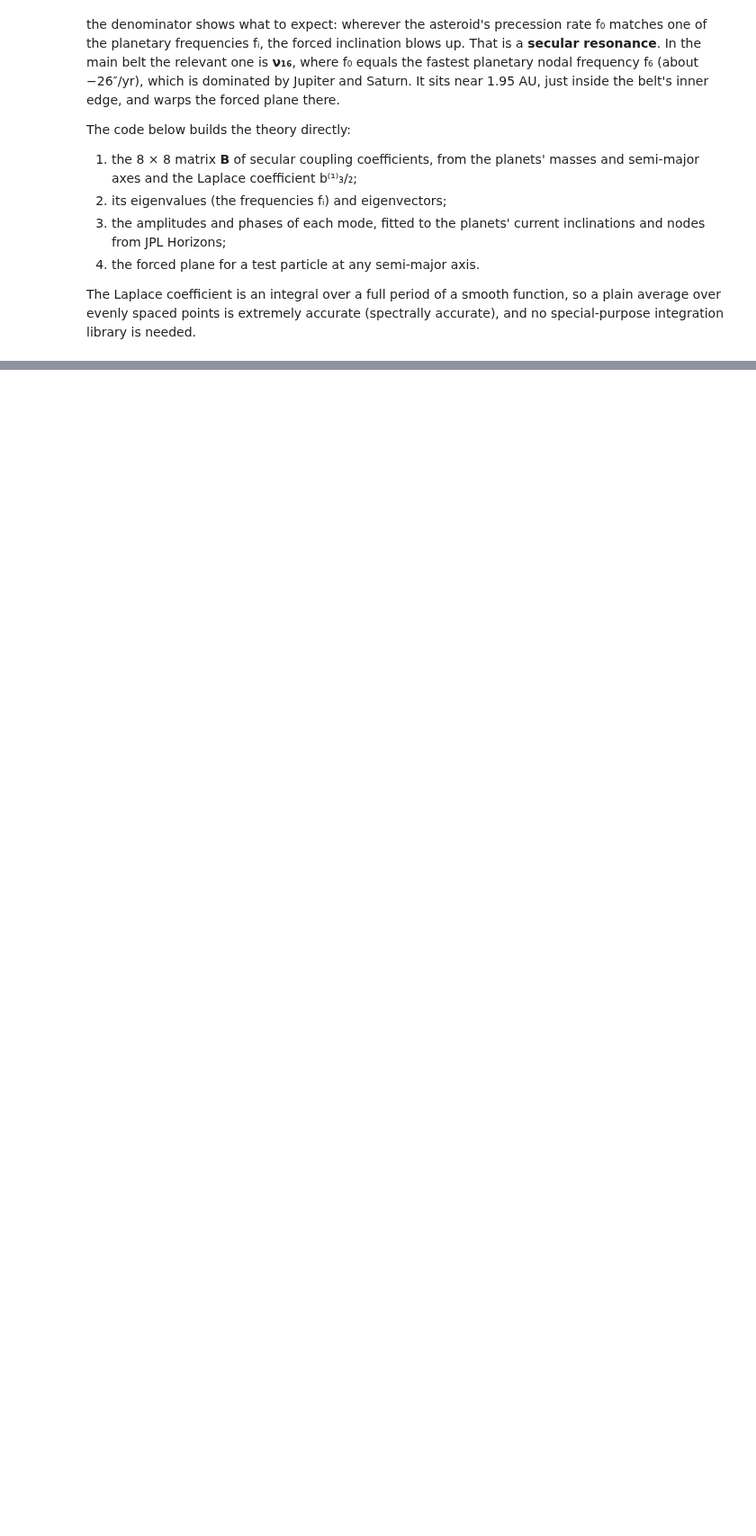
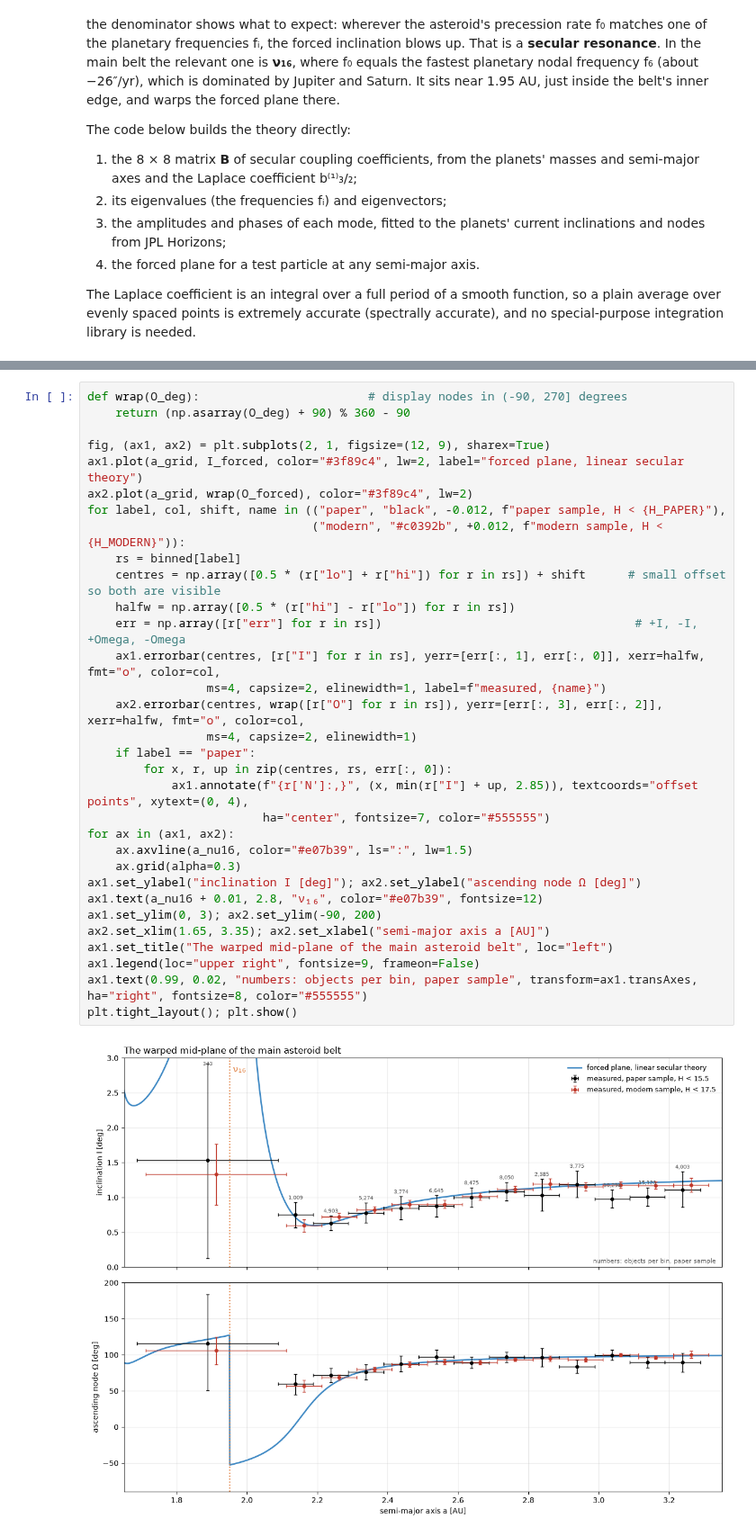
Before and after one commit to Smithsonian/mpc-public, a Jupyter notebook: docs-public/docs/tutorials/notebooks/mpc_tutorial_orbit_belt_midplane.ipynb, the cells around one changed output, grey strips where cells are left out. Shown at 90% size. Drawn from its saved outputs; the diff is of its cells as text; blank space fills up the shorter version.

```diff
--- a/docs-public/docs/tutorials/notebooks/mpc_tutorial_orbit_belt_midplane.ipynb
+++ b/docs-public/docs/tutorials/notebooks/mpc_tutorial_orbit_belt_midplane.ipynb
@@ -542,0 +583,34 @@ From 2.2 to 2.9 AU the forced pole lies within 2σ of the measured pole in every
+# %%
+def wrap(O_deg):                        # display nodes in (-90, 270] degrees
+    return (np.asarray(O_deg) + 90) % 360 - 90
+
+fig, (ax1, ax2) = plt.subplots(2, 1, figsize=(12, 9), sharex=True)
+ax1.plot(a_grid, I_forced, color="#3f89c4", lw=2, label="forced plane, linear secular theory")
+ax2.plot(a_grid, wrap(O_forced), color="#3f89c4", lw=2)
+for label, col, shift, name in (("paper", "black", -0.012, f"paper sample, H < {H_PAPER}"),
+                                ("modern", "#c0392b", +0.012, f"modern sample, H < {H_MODERN}")):
+    rs = binned[label]
+    centres = np.array([0.5 * (r["lo"] + r["hi"]) for r in rs]) + shift      # small offset so both are visible
+    halfw = np.array([0.5 * (r["hi"] - r["lo"]) for r in rs])
+    err = np.array([r["err"] for r in rs])                                    # +I, -I, +Omega, -Omega
+    ax1.errorbar(centres, [r["I"] for r in rs], yerr=[err[:, 1], err[:, 0]], xerr=halfw, fmt="o", color=col,
+                 ms=4, capsize=2, elinewidth=1, label=f"measured, {name}")
+    ax2.errorbar(centres, wrap([r["O"] for r in rs]), yerr=[err[:, 3], err[:, 2]], xerr=halfw, fmt="o", color=col,
+                 ms=4, capsize=2, elinewidth=1)
+    if label == "paper":
+        for x, r, up in zip(centres, rs, err[:, 0]):
+            ax1.annotate(f"{r['N']:,}", (x, min(r["I"] + up, 2.85)), textcoords="offset points", xytext=(0, 4),
+                         ha="center", fontsize=7, color="#555555")
+for ax in (ax1, ax2):
+    ax.axvline(a_nu16, color="#e07b39", ls=":", lw=1.5)
+    ax.grid(alpha=0.3)
+ax1.set_ylabel("inclination I [deg]"); ax2.set_ylabel("ascending node Ω [deg]")
+ax1.text(a_nu16 + 0.01, 2.8, "ν₁₆", color="#e07b39", fontsize=12)
+ax1.set_ylim(0, 3); ax2.set_ylim(-90, 200)
+ax2.set_xlim(1.65, 3.35); ax2.set_xlabel("semi-major axis a [AU]")
+ax1.set_title("The warped mid-plane of the main asteroid belt", loc="left")
+ax1.legend(loc="upper right", fontsize=9, frameon=False)
+ax1.text(0.99, 0.02, "numbers: objects per bin, paper sample", transform=ax1.transAxes, ha="right", fontsize=8, color="#555555")
+plt.tight_layout(); plt.show()
+# %% [output]
+[figure, added]
```
Also changed, not shown: parts of 24 cells of this notebook.
